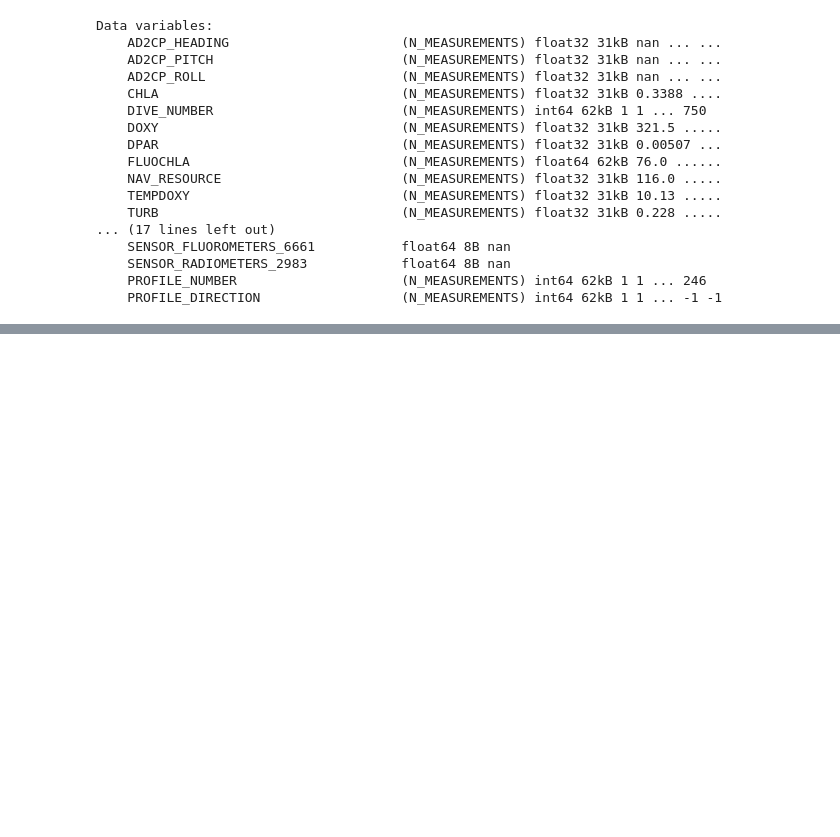
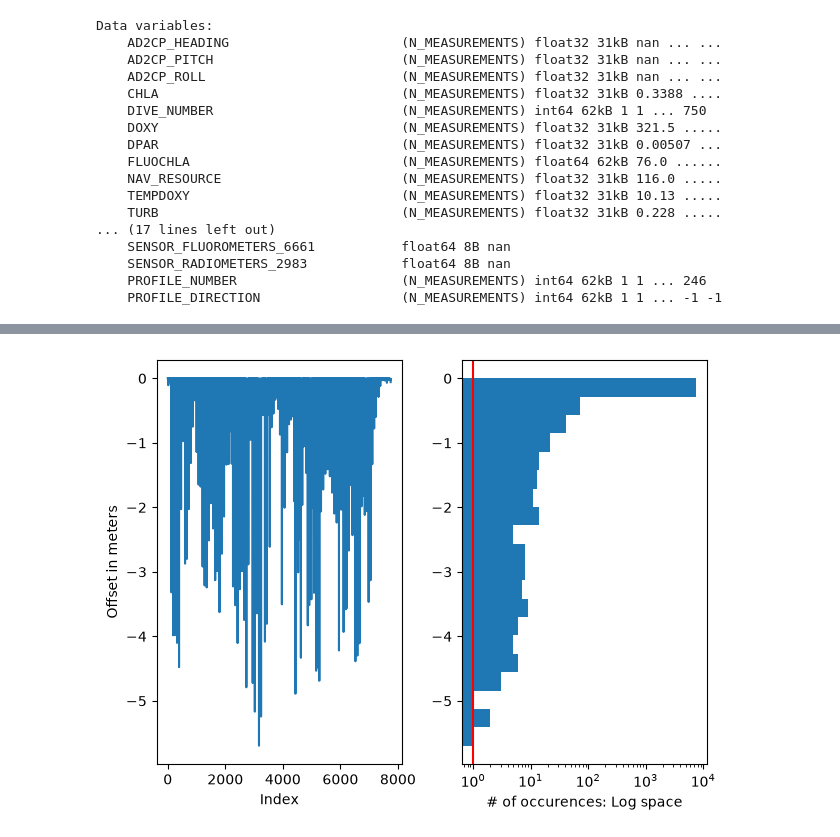
Before and after one commit to Klankers/mau_gsoc_qartod, a Jupyter notebook: deliverable_2.ipynb, the cells around one changed output, grey strips where cells are left out. Saved outputs shown, nothing was run; the diff lists cells and outputs as text; code cells hidden in the pictures; blank space fills up the shorter version.

```diff
--- a/deliverable_2.ipynb
+++ b/deliverable_2.ipynb
@@ -2104,0 +2287,3 @@ from ioos_qc import qartod
+# %%
+%%time
+gcd_dist = gcd(lon_arr=data.LONGITUDE, lat_arr=data.LATITUDE)
@@ -2104,0 +2293,3 @@ from ioos_qc import qartod
+# %%
+%%time
+gsw_dist = gsw.geostrophy.distance(lon=data.LONGITUDE, lat=data.LATITUDE)
@@ -2104,0 +2341,3 @@ from ioos_qc import qartod
+# %%
+diff = gsw_dist - gcd_dist[1:]
+print(pd.DataFrame(diff).describe())
@@ -2104,0 +2354,15 @@ from ioos_qc import qartod
+# %%
+import matplotlib.pyplot as plt
+
+fig, axs = plt.subplots(ncols=2, nrows=1)
+
+axs[0].plot(diff)
+axs[0].set_xlabel("Index")
+axs[0].set_ylabel("Offset in meters")
+axs[1].hist(diff, bins=20, orientation="horizontal")
+axs[1].set_xscale("log")
+axs[1].set_xlabel("# of occurences: Log space")
+axs[1].axvline(1, color="red")
+plt.tight_layout()
+# %% [output]
+[figure, added]
```
Also changed, not shown: parts of 28 cells of this notebook.
